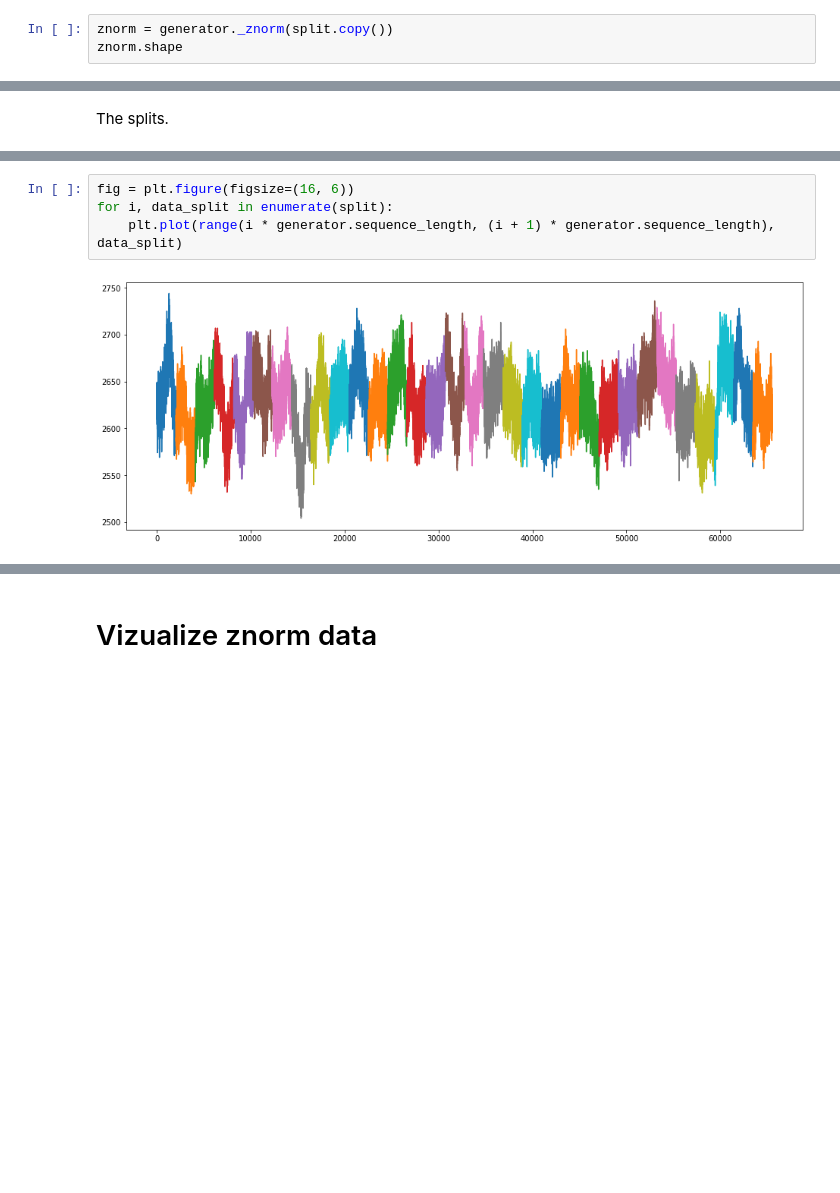
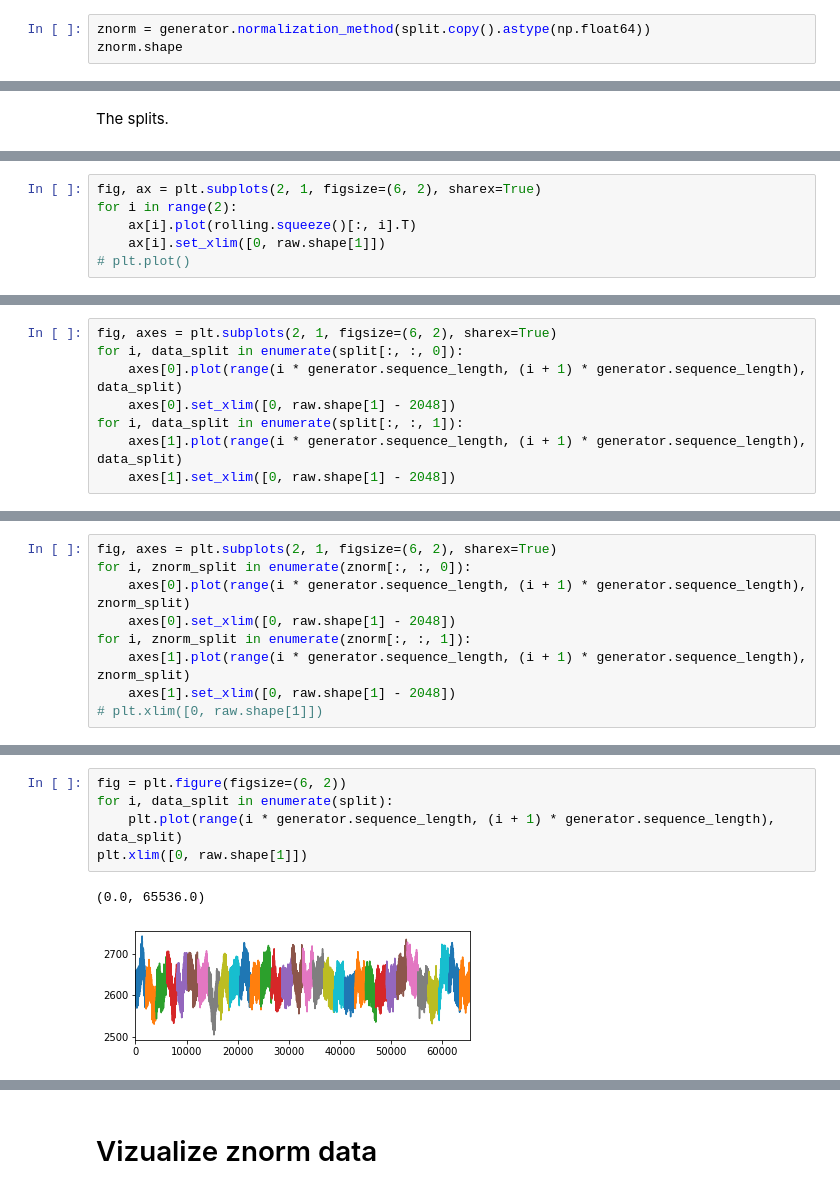
Before and after one commit to loiccoyle/obsbox_analysis, a Jupyter notebook: notebooks/preprocessing.ipynb, the cells around one changed output, grey strips where cells are left out. Cells and saved outputs as stored; diff of their text form; blank space fills up the shorter version.

```diff
--- a/notebooks/preprocessing.ipynb
+++ b/notebooks/preprocessing.ipynb
@@ -80,4 +107,4 @@ Dec/09 23:52:28 pyobsbox.generator DEBUG: Post-split: (32, 2048)
 # %%
-znorm = generator._znorm(split.copy())
+znorm = generator.normalization_method(split.copy().astype(np.float64))
 znorm.shape
 # %% [output]
@@ -119,0 +168,6 @@ The splits.
+# %%
+fig, ax = plt.subplots(2, 1, figsize=(6, 2), sharex=True)
+for i in range(2):
+    ax[i].plot(rolling.squeeze()[:, i].T)
+    ax[i].set_xlim([0, raw.shape[1]])
+# plt.plot()
@@ -119,0 +176,8 @@ The splits.
+# %%
+fig, axes = plt.subplots(2, 1, figsize=(6, 2), sharex=True)
+for i, data_split in enumerate(split[:, :, 0]):
+    axes[0].plot(range(i * generator.sequence_length, (i + 1) * generator.sequence_length), data_split)
+    axes[0].set_xlim([0, raw.shape[1] - 2048])
+for i, data_split in enumerate(split[:, :, 1]):
+    axes[1].plot(range(i * generator.sequence_length, (i + 1) * generator.sequence_length), data_split)
+    axes[1].set_xlim([0, raw.shape[1] - 2048])
@@ -119,0 +186,9 @@ The splits.
+# %%
+fig, axes = plt.subplots(2, 1, figsize=(6, 2), sharex=True)
+for i, znorm_split in enumerate(znorm[:, :, 0]):
+    axes[0].plot(range(i * generator.sequence_length, (i + 1) * generator.sequence_length), znorm_split)
+    axes[0].set_xlim([0, raw.shape[1] - 2048])
+for i, znorm_split in enumerate(znorm[:, :, 1]):
+    axes[1].plot(range(i * generator.sequence_length, (i + 1) * generator.sequence_length), znorm_split)
+    axes[1].set_xlim([0, raw.shape[1] - 2048])
+# plt.xlim([0, raw.shape[1]])
@@ -120,6 +197,8 @@ The splits.
 # %%
-fig = plt.figure(figsize=(16, 6))
+fig = plt.figure(figsize=(6, 2))
 for i, data_split in enumerate(split):
     plt.plot(range(i * generator.sequence_length, (i + 1) * generator.sequence_length), data_split)
+plt.xlim([0, raw.shape[1]])
 # %% [output]
+(0.0, 65536.0)
-[figure, old version]
+[figure, new version]
```
Also changed, not shown: parts of 76 cells of this notebook, 17 other files.
